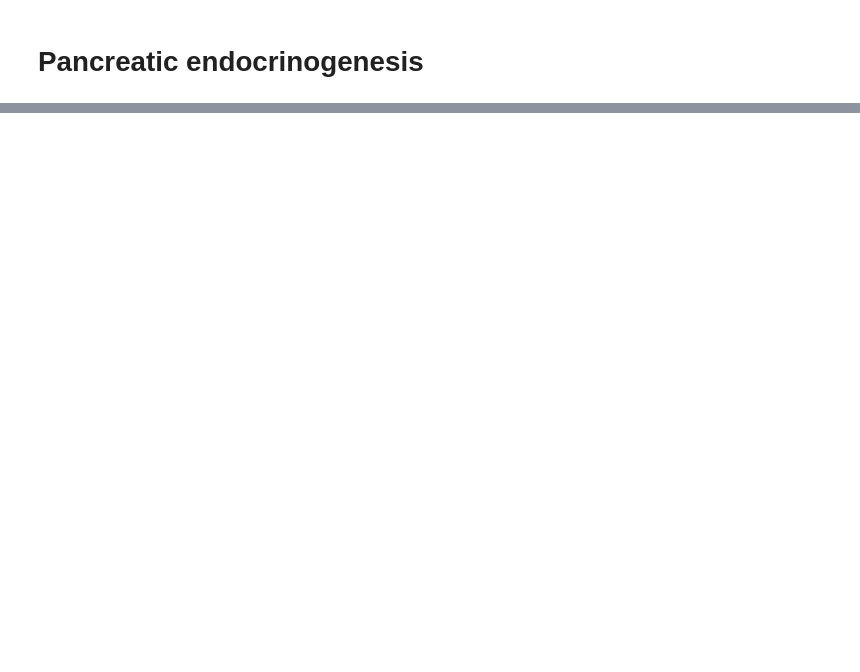
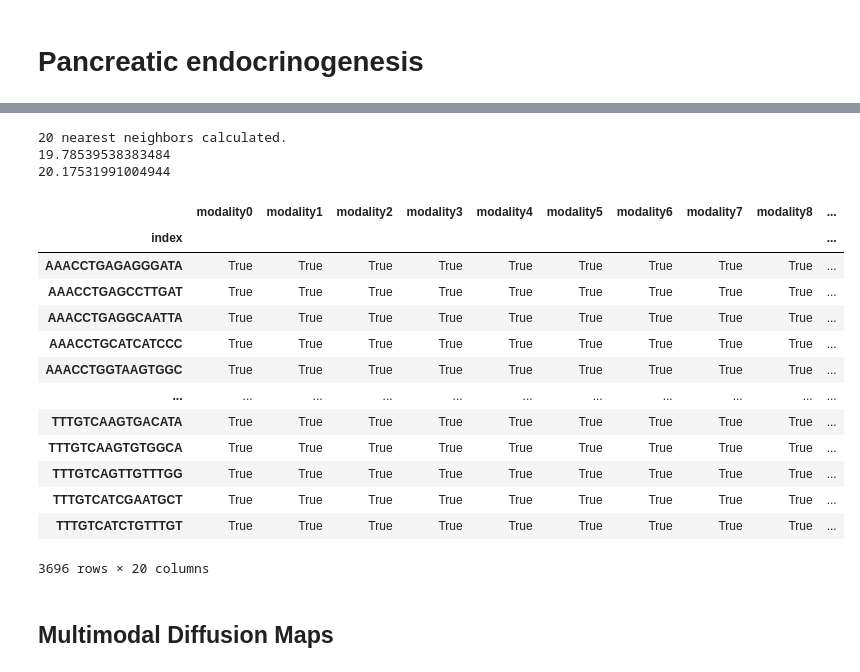
Before and after one commit to TabakaLab/ocelli, a Jupyter notebook: docs/source/notebooks/pancreas.ipynb, the cells around one changed output, grey strips where cells are left out. Saved outputs shown, nothing was run; the diff lists cells and outputs as text; code cells hidden in the pictures; blank space fills up the shorter version.

Commit message:
Refactored weights

```diff
--- a/docs/source/notebooks/pancreas.ipynb
+++ b/docs/source/notebooks/pancreas.ipynb
@@ -146,0 +196,35 @@ oci.pl.scatter(x, x_key='x_fa2', color_key='clusters', static=True, marker_size=
+# %%
+import time
+oci.pp.neighbors(adata, n_neighbors=20, verbose=True)
+now = time.time()
+oci.tl.weights(adata, random_state=SEED, verbose=False)
+print(time.time() - now)
+w1 = adata.obsm['weights']
+
+now = time.time()
+weights(adata, random_state=SEED, verbose=False)
+print(time.time() - now)
+w2 = adata.obsm['weights']
+# %% [output]
+20 nearest neighbors calculated.
+19.78539538383484
+20.17531991004944
+# %%
+(w1 == w2)
+# %% [output]
+|  | modality0 | modality1 | modality2 | modality3 | modality4 | modality5 | modality6 | modality7 | modality8 | ... |
+| index |  |  |  |  |  |  |  |  |  | ... |
+| AAACCTGAGAGGGATA | True | True | True | True | True | True | True | True | True | ... |
+| AAACCTGAGCCTTGAT | True | True | True | True | True | True | True | True | True | ... |
+| AAACCTGAGGCAATTA | True | True | True | True | True | True | True | True | True | ... |
+| AAACCTGCATCATCCC | True | True | True | True | True | True | True | True | True | ... |
+| AAACCTGGTAAGTGGC | True | True | True | True | True | True | True | True | True | ... |
+| ... | ... | ... | ... | ... | ... | ... | ... | ... | ... | ... |
+| TTTGTCAAGTGACATA | True | True | True | True | True | True | True | True | True | ... |
+| TTTGTCAAGTGTGGCA | True | True | True | True | True | True | True | True | True | ... |
+| TTTGTCAGTTGTTTGG | True | True | True | True | True | True | True | True | True | ... |
+| TTTGTCATCGAATGCT | True | True | True | True | True | True | True | True | True | ... |
+| TTTGTCATCTGTTTGT | True | True | True | True | True | True | True | True | True | ... |
+3696 rows × 20 columns
+# %% [markdown]
+## Multimodal Diffusion Maps
```
Also changed, not shown: parts of 35 cells of this notebook, 7 other files.
